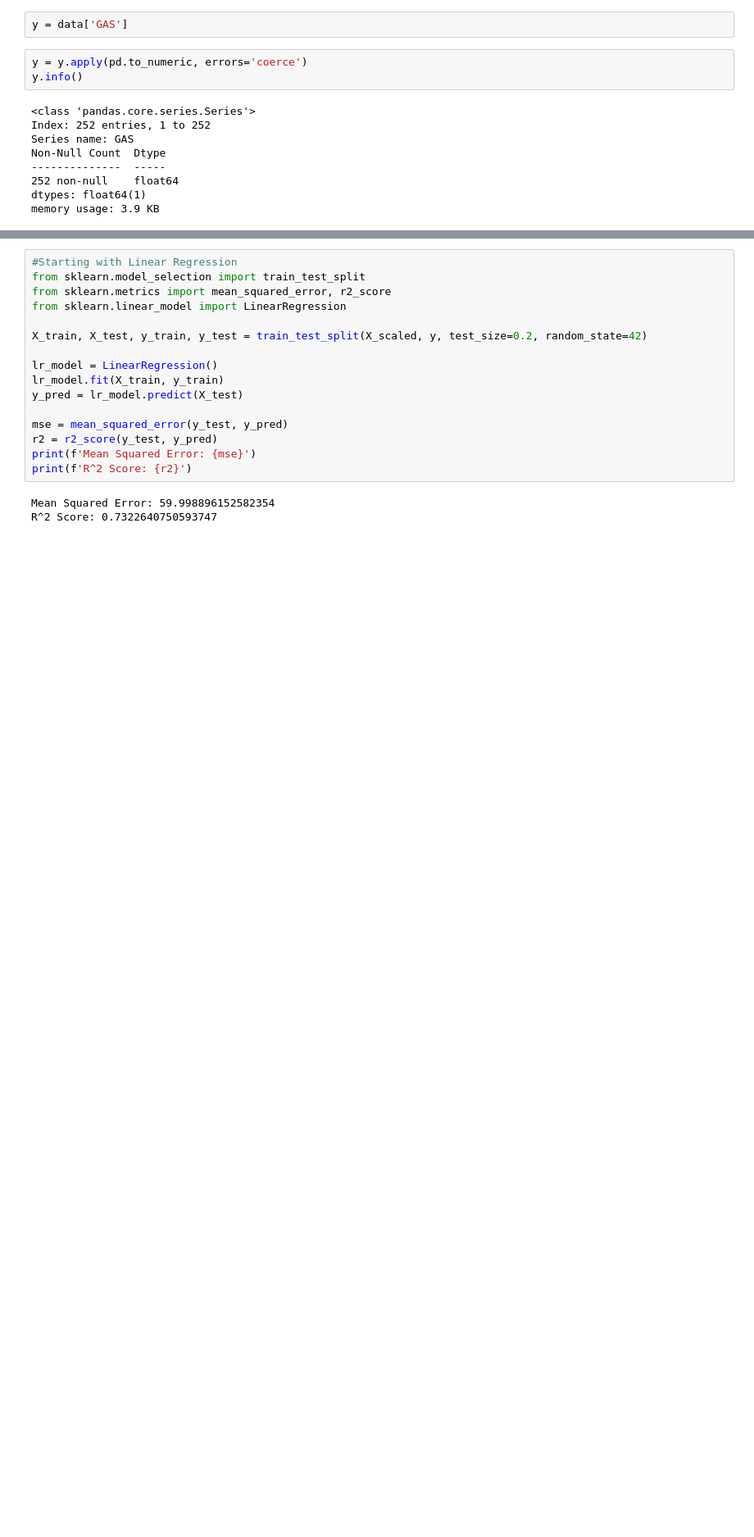
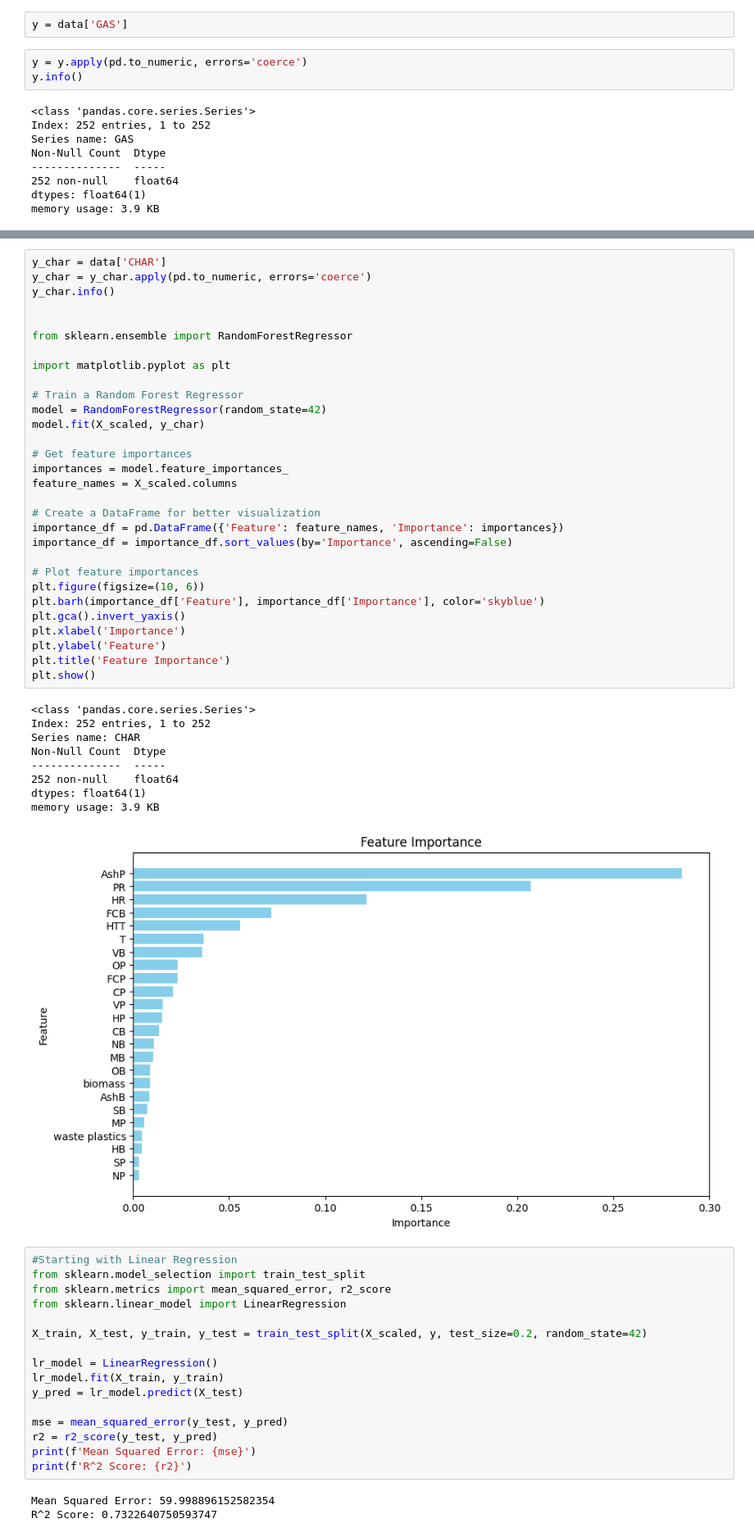
Before and after one commit to dikshitrishii/Biomass-Gas-Modelling, a Jupyter notebook: Data Modelling Standard.ipynb, the cells around one changed output, grey strips where cells are left out. Shown at 82% size. Drawn from its saved outputs; the diff is of its cells as text; blank space fills up the shorter version.

Commit message:
feature importance check

```diff
--- a/Data Modelling Standard.ipynb
+++ b/Data Modelling Standard.ipynb
@@ -201,3 +221,43 @@ shap.summary_plot(shap_values, X_scaled, feature_names=feature_names)
+# %%
+y_char = data['CHAR']
+y_char = y_char.apply(pd.to_numeric, errors='coerce')
+y_char.info()
+
+
+from sklearn.ensemble import RandomForestRegressor
+
+import matplotlib.pyplot as plt
+
+# Train a Random Forest Regressor
+model = RandomForestRegressor(random_state=42)
+model.fit(X_scaled, y_char)
+
+# Get feature importances
+importances = model.feature_importances_
+feature_names = X_scaled.columns
+
+# Create a DataFrame for better visualization
+importance_df = pd.DataFrame({'Feature': feature_names, 'Importance': importances})
+importance_df = importance_df.sort_values(by='Importance', ascending=False)
+
+# Plot feature importances
+plt.figure(figsize=(10, 6))
+plt.barh(importance_df['Feature'], importance_df['Importance'], color='skyblue')
+plt.gca().invert_yaxis()
+plt.xlabel('Importance')
+plt.ylabel('Feature')
+plt.title('Feature Importance')
+plt.show()
+# %% [output]
+<class 'pandas.core.series.Series'>
+Index: 252 entries, 1 to 252
+Series name: CHAR
+Non-Null Count  Dtype
+--------------  -----
+252 non-null    float64
+dtypes: float64(1)
+memory usage: 3.9 KB
+[figure, added]
 # %%
 #Starting with Linear Regression
 from sklearn.model_selection import train_test_split
```
Also changed, not shown: parts of 2 cells of this notebook.
